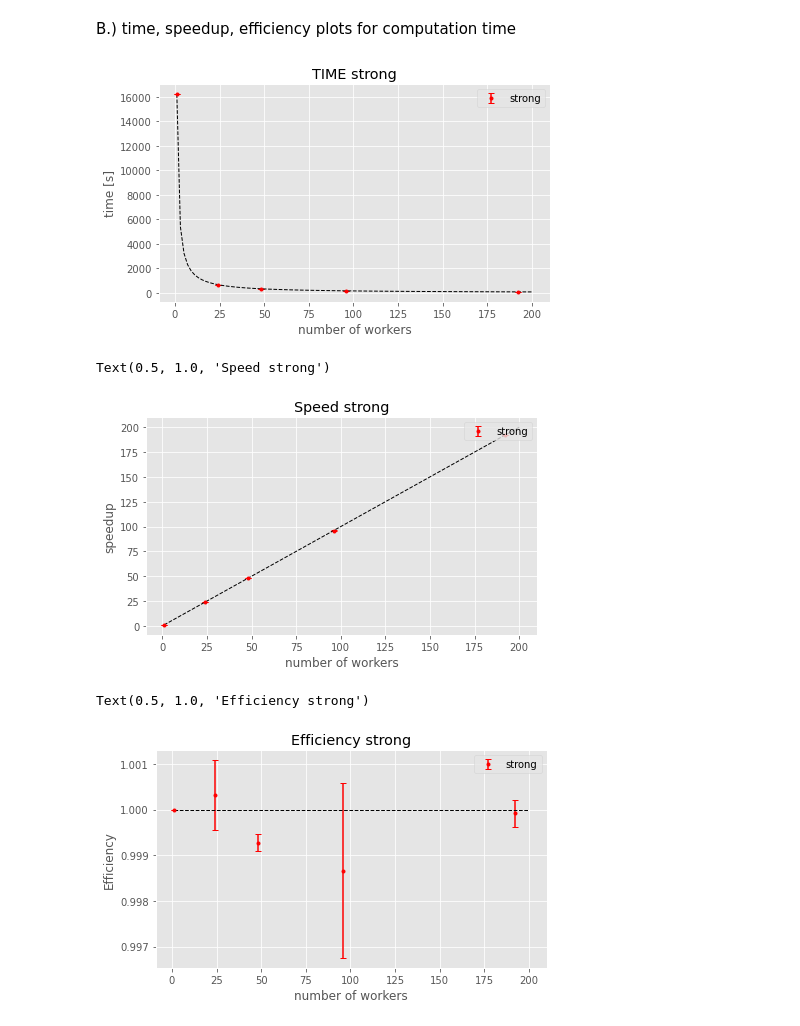
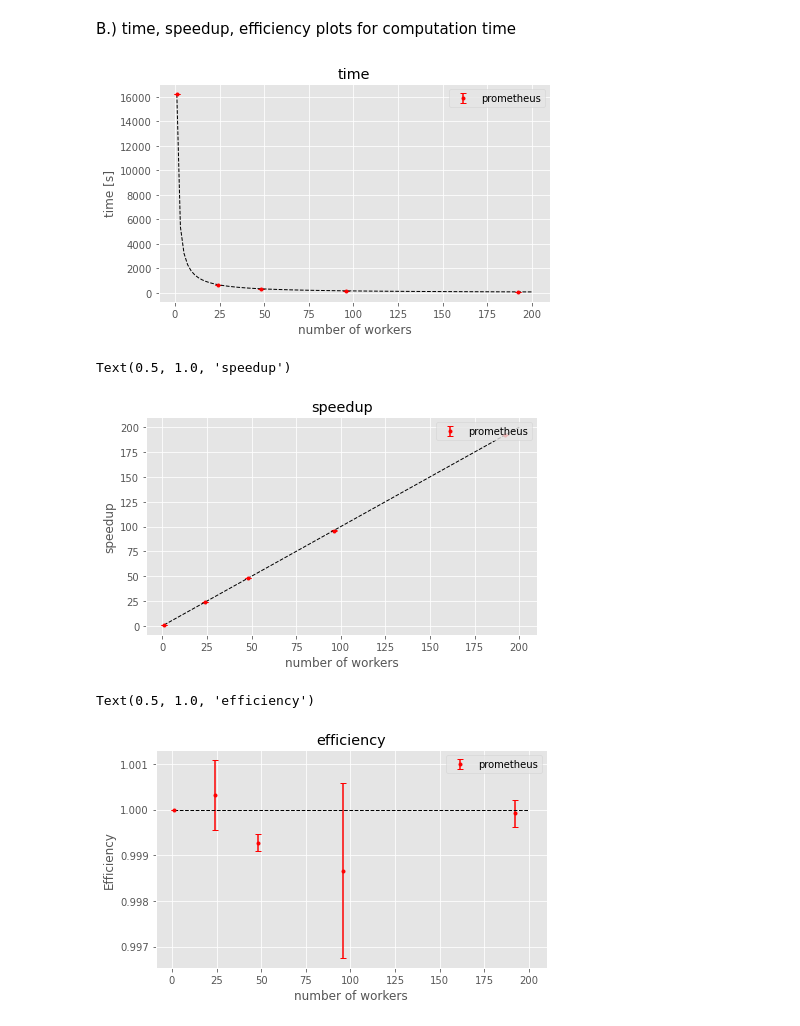
Before and after one commit to kamsza/running-mpi-inside-cluster-for-hpc, a Jupyter notebook: metrics.ipynb, the cells around one changed output. Cells and saved outputs as stored; diff of their text form; code cells hidden in the pictures.

```diff
--- a/metrics.ipynb
+++ b/metrics.ipynb
@@ -119,28 +127,28 @@ df = df.set_index(pd.Series([1,24,48,96,192]))
 # %%
 def line(formula):
     x = np.linspace(1,200,100) # 100 linearly spaced numbers
     y = list(map(formula,x))
     plt.plot(x, y, '--', lw=1,color='black')
 
 fig = plt.figure(figsize=(7,4))
 
 i =0
-name ='strong'
+name ='prometheus'
 df2 = df.filter(regex='strong')
 plt.errorbar(df.index, df2.mean(axis=1), df2.std(axis=1),c='r', label=name,linestyle='None',marker='.',capsize=3)
 
 # print ideal curve
 sequential = np.mean(df2.iloc[0])
 line(lambda x:1/x*sequential)
 
 
 plt.legend(loc='upper right');
 plt.xlabel("number of workers")
 plt.ylabel("time [s]")
-plt.title(f"TIME strong")
+plt.title(f'time')
 plt.show()
 # %% [output]
-[figure, old version]
+[figure, new version]
 # %%
 fig = plt.figure(figsize=(7,4))
 
@@ -157,16 +165,16 @@ line(lambda x:x)
 plt.legend(loc='upper right');
 plt.xlabel("number of workers")
 plt.ylabel("speedup")
-plt.title(f"Speed strong")
+plt.title(f"speedup")
 # %% [output]
-Text(0.5, 1.0, 'Speed strong')
+Text(0.5, 1.0, 'speedup')
-[figure, old version]
+[figure, new version]
 # %%
 
 
 plt.figure(figsize=(7,4))
 
-name ='strong'
+name ='prometheus'
 efficiency = speedup_strong[0].div(df.index,axis =0)
 
 plt.errorbar(df.index, efficiency.mean(axis=1), efficiency.std(axis=1),c='r', label=name,linestyle='None',marker='.',capsize=3)
@@ -176,7 +184,7 @@ line(lambda x:1)
 plt.legend(loc='upper right');
 plt.xlabel("number of workers")
 plt.ylabel("Efficiency")
-plt.title(f"Efficiency strong")
+plt.title(f"efficiency")
 # %% [output]
-Text(0.5, 1.0, 'Efficiency strong')
+Text(0.5, 1.0, 'efficiency')
-[figure, old version]
+[figure, new version]
```
Also changed, not shown: parts of 1 cell of this notebook.
